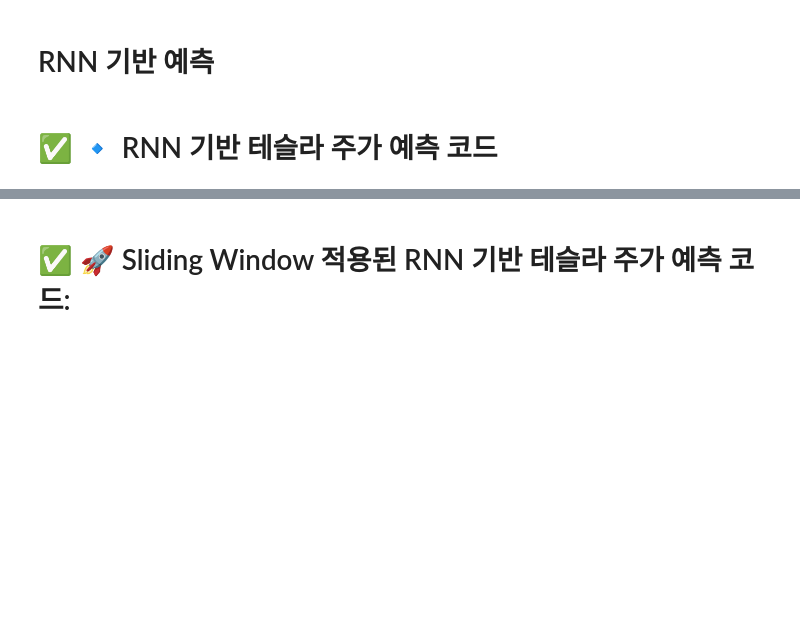
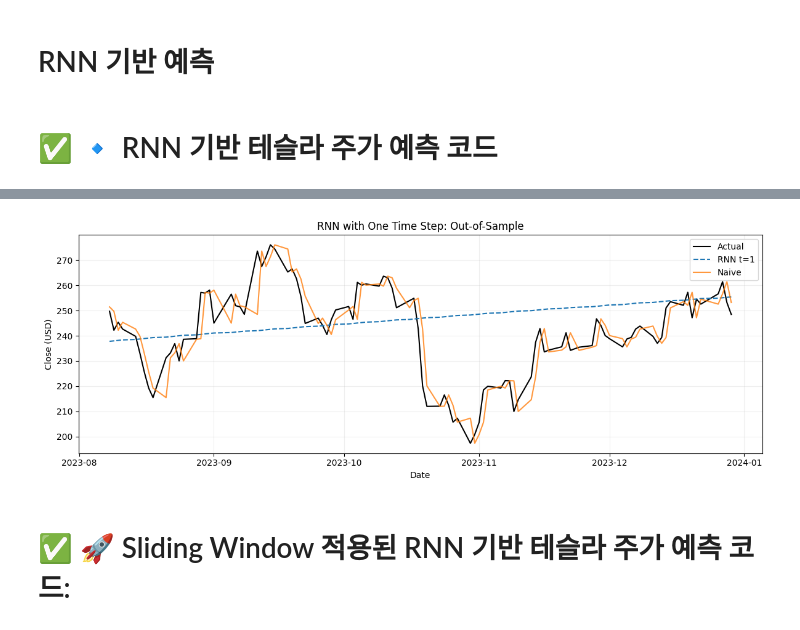
Before and after one commit to nhjung-phd/TimeSeriesAnalysis, a Jupyter notebook: notebooks/22_rnn_forecasting.ipynb, the cells around one changed output, grey strips where cells are left out. Drawn from its saved outputs; the diff is of its cells as text; code cells hidden in the pictures; blank space fills up the shorter version.

```diff
--- a/notebooks/22_rnn_forecasting.ipynb
+++ b/notebooks/22_rnn_forecasting.ipynb
@@ -135,0 +34,80 @@ Epoch 6/100
+# %%
+import numpy as np
+import pandas as pd
+import yfinance as yf
+import matplotlib.pyplot as plt
+import tensorflow as tf
+from tensorflow.keras import Sequential
+from tensorflow.keras.layers import SimpleRNN, Dense, Input
+from tensorflow.keras.callbacks import EarlyStopping
+from sklearn.preprocessing import MinMaxScaler
+from sklearn.metrics import mean_absolute_error, mean_squared_error, r2_score
+
+SEED = 42
+np.random.seed(SEED)
+tf.random.set_seed(SEED)
+plt.rcParams.update({'figure.facecolor': 'white', 'axes.facecolor': 'white'})
+
+def load_tsla_rnn():
+    # auto_adjust=True로 분할/배당 조정 가격을 사용; 마지막 날짜는 제외(end exclusive)
+    raw = yf.download('TSLA', start='2022-01-01', end='2024-01-01',
+                      auto_adjust=True, progress=False)
+    if raw.empty:
+        raise ValueError('TSLA 다운로드 실패 또는 데이터 없음: 인터넷 연결/기간을 확인하세요.')
+    # yfinance 버전에 따라 ('Close','TSLA') 같은 MultiIndex가 반환될 수 있음
+    close = raw['Close']
+    if isinstance(close, pd.DataFrame):
+        close = close.iloc[:, 0]
+    series = pd.to_numeric(close, errors='coerce').dropna().sort_index()
+    out = series.rename('Close').reset_index()
+    out.columns = ['Date', 'Close']
+    if len(out) < 130:
+        raise ValueError('학습/검증/시험 및 윈도우에 충분한 데이터가 없습니다.')
+    return out
+
+def make_rnn_windows(arr, lookback):
+    # X[i] = 직전 lookback개 종가, y[i] = 바로 다음 거래일 종가
+    X = np.stack([arr[i-lookback:i] for i in range(lookback, len(arr))]).astype('float32')
+    y = arr[lookback:].astype('float32')
+    return X, y
+
+def report_rnn(actual, pred, naive, title):
+    actual, pred, naive = [np.asarray(a).reshape(-1) for a in (actual, pred, naive)]
+    return pd.DataFrame([
+        {'Model': title, 'MAE': mean_absolute_error(actual, pred),
+         'RMSE': np.sqrt(mean_squared_error(actual,pred))},
+        {'Model': 'Naive', 'MAE': mean_absolute_error(actual, naive),
+         'RMSE': np.sqrt(mean_squared_error(actual,naive))}
+    ]).round(4)
+
+# --- 실습 A: 날짜 1개를 입력하는 RNN (학습용 한계 사례) ---
+df = load_tsla_rnn()
+N = len(df)
+train_end, val_end = int(N*0.60), int(N*0.80)
+X_raw = np.arange(N, dtype=float).reshape(-1,1)  # 거래일 번호: 종가 이력은 입력하지 않음
+y_raw = df[['Close']].to_numpy(dtype=float)
+scaler_X = MinMaxScaler().fit(X_raw[:train_end])
+scaler_y = MinMaxScaler().fit(y_raw[:train_end])
+Xs = scaler_X.transform(X_raw).reshape(N,1,1)
+ys = scaler_y.transform(y_raw)
+X_train, X_val, X_test = Xs[:train_end], Xs[train_end:val_end], Xs[val_end:]
+y_train, y_val, y_test = ys[:train_end], ys[train_end:val_end], ys[val_end:]
+model = Sequential([Input(shape=(1,1)), SimpleRNN(50, activation='tanh'), Dense(1)])
+model.compile(optimizer='adam', loss='mse')
+history = model.fit(X_train, y_train, epochs=100, batch_size=16, shuffle=False,
+                    validation_data=(X_val,y_val),
+                    callbacks=[EarlyStopping(monitor='val_loss', patience=10,
+                                             restore_best_weights=True)], verbose=0)
+train_pred = scaler_y.inverse_transform(model.predict(X_train,verbose=0)).ravel()
+test_pred = scaler_y.inverse_transform(model.predict(X_test,verbose=0)).ravel()
+train_true, test_true = y_raw[:train_end,0], y_raw[val_end:,0]
+naive = y_raw[val_end-1:-1,0]  # Test 각 날짜의 직전 실제 종가
+print('단일 타임스텝 실습: 시간 의존성을 충분히 학습하는 RNN 예시가 아닙니다.')
+print(report_rnn(test_true, test_pred, naive, 'RNN (time_steps=1)'))
+fig,ax=plt.subplots(figsize=(12,4.5))
+ax.plot(df['Date'].iloc[val_end:],test_true,label='Actual',color='black')
+ax.plot(df['Date'].iloc[val_end:],test_pred,label='RNN t=1',linestyle='--')
+ax.plot(df['Date'].iloc[val_end:],naive,label='Naive',alpha=.8)
+ax.set(title='RNN with One Time Step: Out-of-Sample',xlabel='Date',ylabel='Close (USD)')
+ax.legend();ax.grid(alpha=.2);plt.tight_layout();plt.show()
+# %% [output]
@@ -136,2 +118,3 @@ Epoch 6/100
+[figure, added]
 # %% [markdown]
 # ✅ 🚀 Sliding Window 적용된 RNN 기반 테슬라 주가 예측 코드:
```
Also changed, not shown: parts of 27 cells of this notebook.
